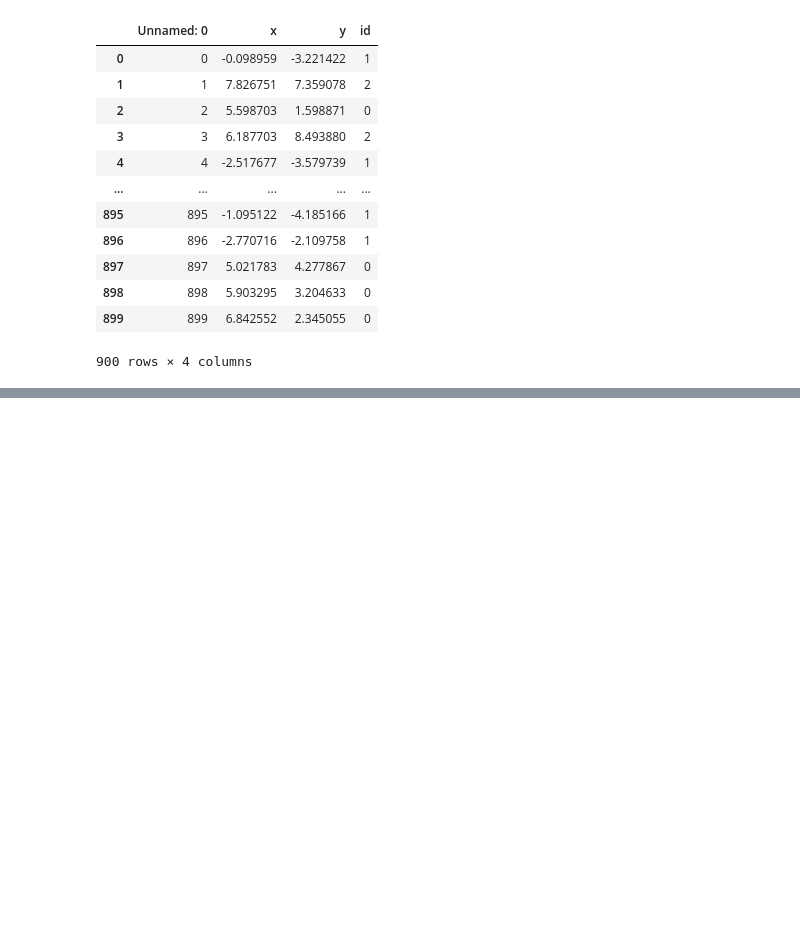
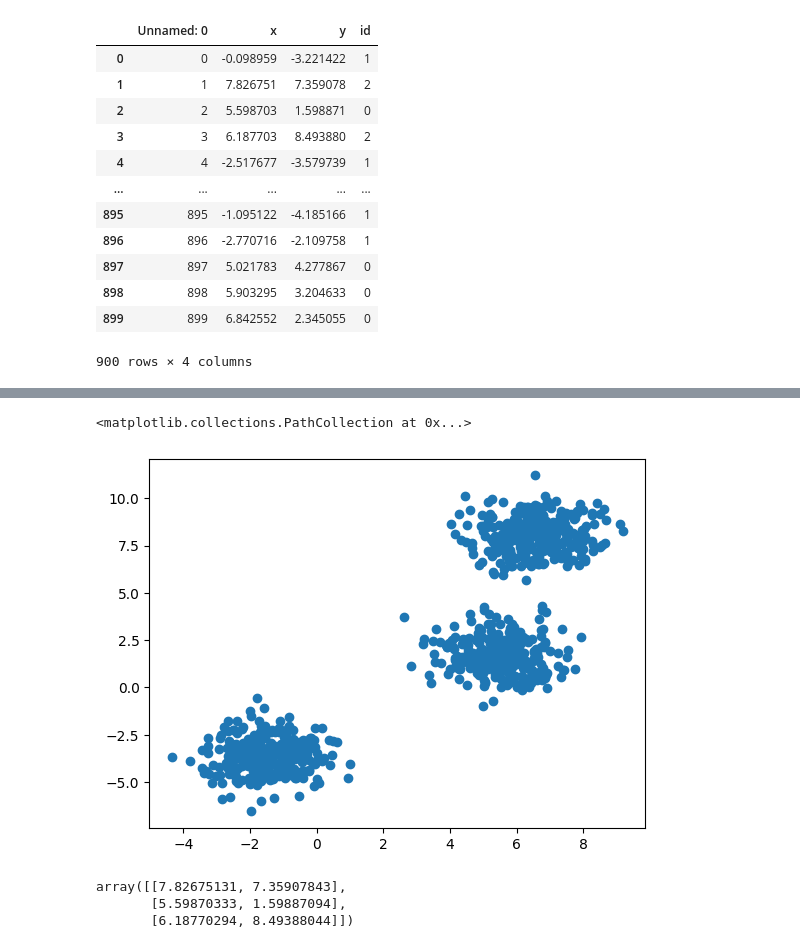
Before and after one commit to DeisyData/BIT_IA_Bootcamp, a Jupyter notebook: S7_C4_Clustering_kmeans.ipynb, the cells around one changed output, grey strips where cells are left out. Saved outputs shown, nothing was run; the diff lists cells and outputs as text; code cells hidden in the pictures; blank space fills up the shorter version.

```diff
--- a/S7_C4_Clustering_kmeans.ipynb
+++ b/S7_C4_Clustering_kmeans.ipynb
@@ -24,0 +32,5 @@ df
+# %%
+plt.scatter(df['x'],df['y'])
+# %% [output]
+<matplotlib.collections.PathCollection at 0x...>
+[figure, added]
@@ -24,0 +46,7 @@ df
+# %%
+#necesitamos seleccionar centroides aleatorios
+np.array(data)[[1,2,3]]
+# %% [output]
+array([[7.82675131, 7.35907843],
+       [5.59870333, 1.59887094],
+       [6.18770294, 8.49388044]])
```
Also changed, not shown: parts of 12 cells of this notebook.
